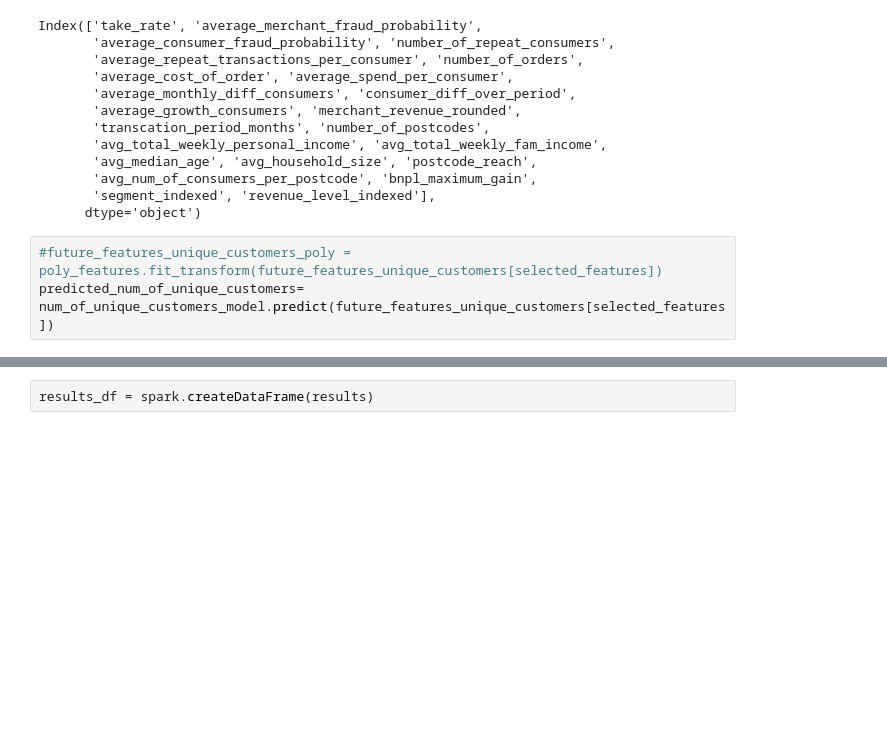
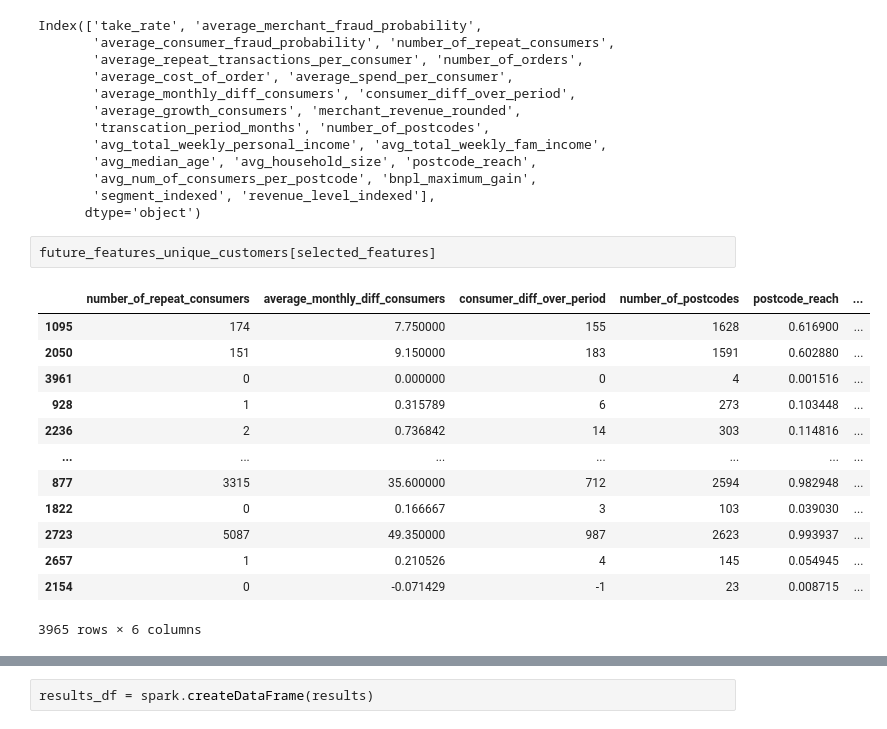
Before and after one commit to jameslafontaine/unimelb-mast30034-industry-project, a Jupyter notebook: notebooks/analysis/insights/feature_engineering.ipynb, the cells around one changed output, grey strips where cells are left out. Cells and saved outputs as stored; diff of their text form; blank space fills up the shorter version.

```diff
--- a/notebooks/analysis/insights/feature_engineering.ipynb
+++ b/notebooks/analysis/insights/feature_engineering.ipynb
@@ -254,6 +300,19 @@ Index(['take_rate', 'average_merchant_fraud_probability',
        'avg_num_of_consumers_per_postcode', 'bnpl_maximum_gain',
        'segment_indexed', 'revenue_level_indexed'],
       dtype='object')
-# %%
-#future_features_unique_customers_poly = poly_features.fit_transform(future_features_unique_customers[selected_features])
-predicted_num_of_unique_customers= num_of_unique_customers_model.predict(future_features_unique_customers[selected_features])
+# %%
+future_features_unique_customers[selected_features]
+# %% [output]
+|  | number_of_repeat_consumers | average_monthly_diff_consumers | consumer_diff_over_period | number_of_postcodes | postcode_reach | ... |
+| 1095 | 174 | 7.750000 | 155 | 1628 | 0.616900 | ... |
+| 2050 | 151 | 9.150000 | 183 | 1591 | 0.602880 | ... |
+| 3961 | 0 | 0.000000 | 0 | 4 | 0.001516 | ... |
+| 928 | 1 | 0.315789 | 6 | 273 | 0.103448 | ... |
+| 2236 | 2 | 0.736842 | 14 | 303 | 0.114816 | ... |
+| ... | ... | ... | ... | ... | ... | ... |
+| 877 | 3315 | 35.600000 | 712 | 2594 | 0.982948 | ... |
+| 1822 | 0 | 0.166667 | 3 | 103 | 0.039030 | ... |
+| 2723 | 5087 | 49.350000 | 987 | 2623 | 0.993937 | ... |
+| 2657 | 1 | 0.210526 | 4 | 145 | 0.054945 | ... |
+| 2154 | 0 | -0.071429 | -1 | 23 | 0.008715 | ... |
+3965 rows × 6 columns
```
Also changed, not shown: parts of 32 cells of this notebook.
